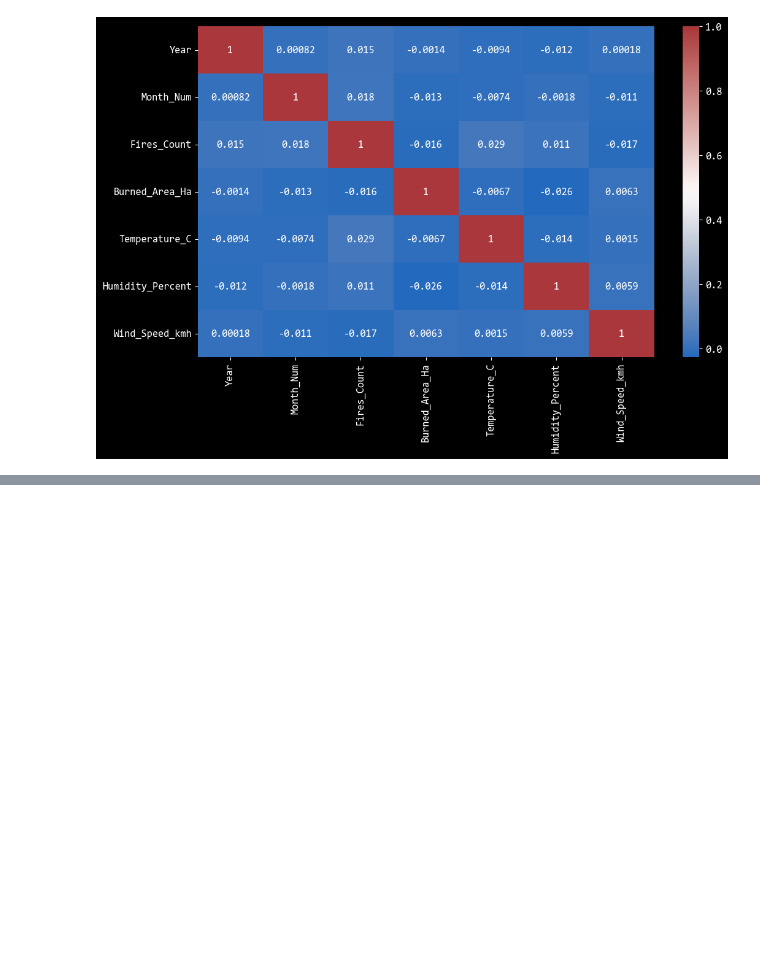
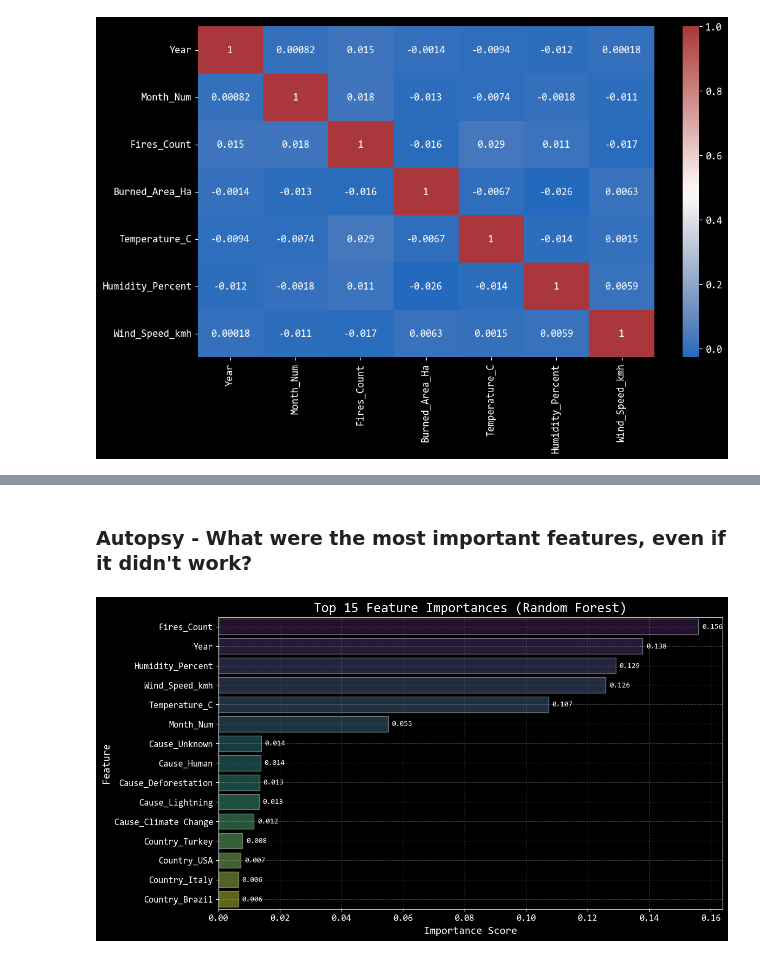
Before and after one commit to MaxxxVolume/Project_Forest_Fires, a Jupyter notebook: EDA Forest Fires.ipynb, the cells around one changed output, grey strips where cells are left out. Cells and saved outputs as stored; diff of their text form; code cells hidden in the pictures; blank space fills up the shorter version.

Commit message:
Complete EDA, ML modeling (Random Forest) with final analysis

```diff
--- a/EDA Forest Fires.ipynb
+++ b/EDA Forest Fires.ipynb
@@ -575,0 +637,13 @@ plt.show()
+# %%
+# splitting the data into test and training datasets -> 80/20 split
+X_train, X_test, y_train, y_test = train_test_split(
+    X_encoded,
+    y,
+    test_size=0.2,
+    random_state=42
+)
+
+print(f'X_train shape: {X_train.shape}')
+print(f'X_test shape: {X_test.shape}')
+print(f'y_train shape: {y_train.shape}')
+print(f'y_test shape: {y_test.shape}')
@@ -575,0 +657,6 @@ plt.show()
+# %%
+# assigning the model
+rf_model = RandomForestRegressor(random_state=42)
+
+# training the model with the training data
+rf_model.fit(X_train,y_train)
@@ -575,0 +689,36 @@ plt.show()
+# %% [markdown]
+### Autopsy - What were the most important features, even if it didn't work?
+# %%
+# creating a pandas series to show the top 15 important features
+feature_importance = pd.Series(rf_model.feature_importances_, index=X_encoded.columns)
+
+top_15_features = feature_importance.sort_values(ascending=False).head(15)
+
+# plotting the results
+sns_plot_setup()
+
+ax = sns.barplot(
+    x=top_15_features.values,
+    y=top_15_features.index,
+    hue=top_15_features.index,
+    palette='viridis',
+    alpha=0.5,
+    edgecolor='#cccccc',
+    legend=False
+    )
+
+for p in ax.patches:
+    ax.annotate(f'{p.get_width():.3f}',
+                (p.get_width(), p.get_y() + p.get_height() / 2.),
+                ha='left', va='center',
+                xytext=(5, 0),
+                textcoords='offset points',
+                color='white', fontsize=10)
+
+ax.set_title("Top 15 Feature Importances (Random Forest)", fontsize=18)
+ax.set_xlabel('Importance Score')
+ax.set_ylabel('Feature')
+plt.grid(True)
+plt.show()
+# %% [output]
+[figure, added]
```
Also changed, not shown: parts of 12 cells of this notebook.
